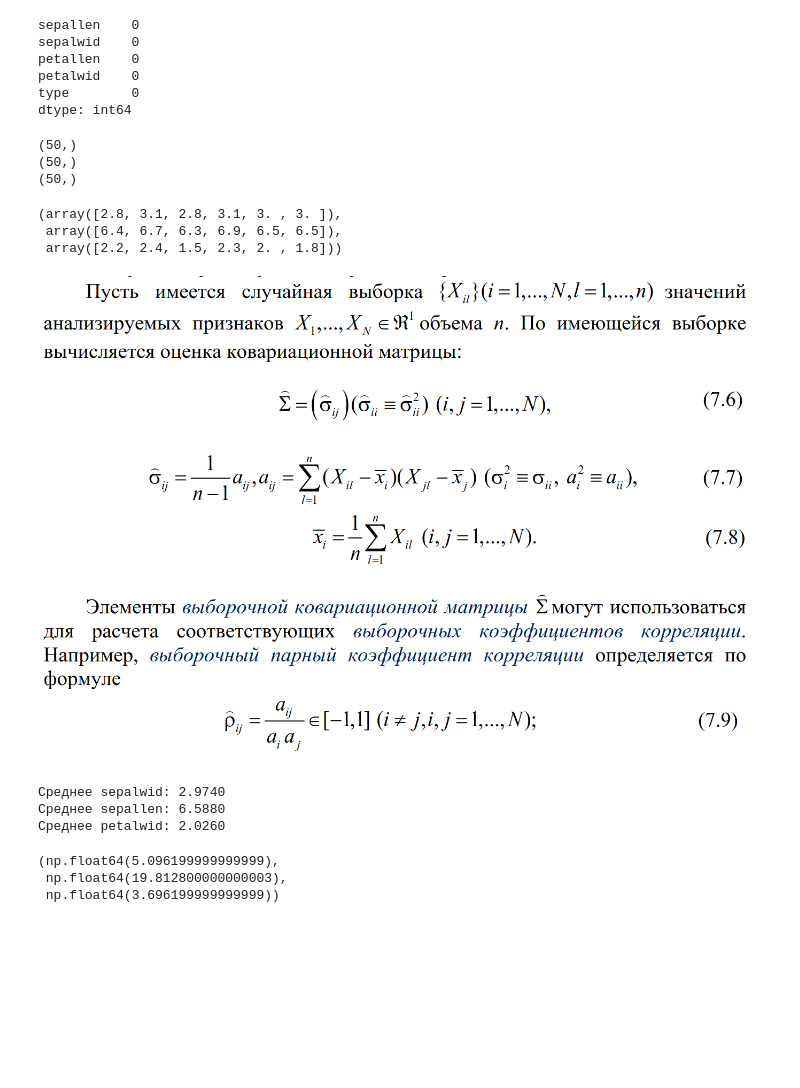
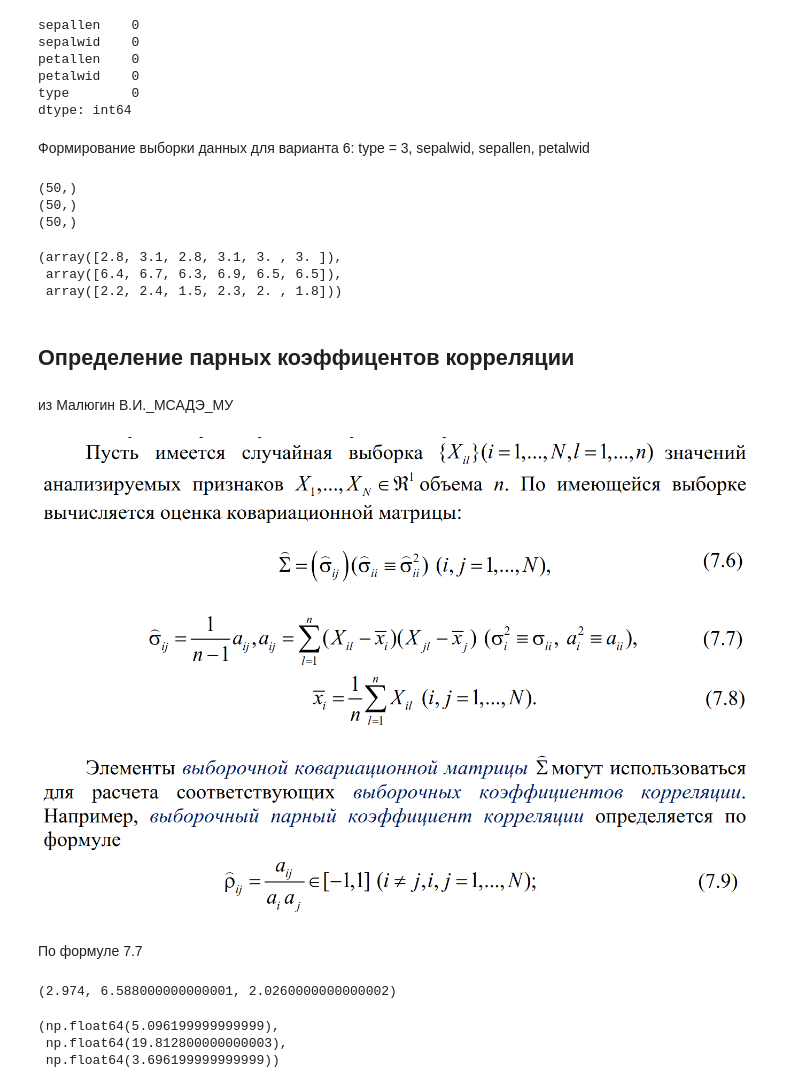
Before and after one commit to den1s-k0/Semester-5, a Jupyter notebook: DAiE&F&I(Data analysis in economics, finance and insurance)/Labs DAiE&F&I KD/Lab 02 DAiE&F&I KD/Lab DAiE&F&I 02 KD.ipynb, the cells around one changed output. Cells and saved outputs as stored; diff of their text form; code cells hidden in the pictures; blank space fills up the shorter version.

```diff
--- a/DAiE&F&I(Data analysis in economics, finance and insurance)/Labs DAiE&F&I KD/Lab 02 DAiE&F&I KD/Lab DAiE&F&I 02 KD.ipynb
+++ b/DAiE&F&I(Data analysis in economics, finance and insurance)/Labs DAiE&F&I KD/Lab 02 DAiE&F&I KD/Lab DAiE&F&I 02 KD.ipynb
@@ -65,3 +64,5 @@ dtype: int64
+# %% [markdown]
+Формирование выборки данных для варианта 6: type = 3, sepalwid, sepallen, petalwid
 # %%
 x1 = data[data['type'] == 3]['sepalwid'].values
 x2 = data[data['type'] == 3]['sepallen'].values
@@ -77,20 +78,24 @@ x1[:6], x2[:6], x3[:6]
 (array([2.8, 3.1, 2.8, 3.1, 3. , 3. ]),
  array([6.4, 6.7, 6.3, 6.9, 6.5, 6.5]),
  array([2.2, 2.4, 1.5, 2.3, 2. , 1.8]))
+# %% [markdown]
+## Определение парных коэффицентов корреляции
 # %% [markdown]
-![изображение.png](attachment:eab66ff0-70ed-4a96-ad2e-552ef141e8c8.png)
+из Малюгин В.И._МСАДЭ_МУ
+# %%
+display(Image(filename='image1.png', width=1000))
+# %% [output]
+[figure, added]
+# %% [markdown]
+По формуле 7.7
 # %%
 mean_val_1 = x1.mean().item()
 mean_val_2 = x2.mean().item()
 mean_val_3 = x3.mean().item()
 
-print(f"Среднее sepalwid: {mean_val_1:.4f}")
-print(f"Среднее sepallen: {mean_val_2:.4f}")
-print(f"Среднее petalwid: {mean_val_3:.4f}")
+mean_val_1, mean_val_2, mean_val_3
 # %% [output]
-Среднее sepalwid: 2.9740
-Среднее sepallen: 6.5880
-Среднее petalwid: 2.0260
+(2.974, 6.588000000000001, 2.0260000000000002)
 # %%
 a_11 = np.sum((x1 - mean_val_1)**2)
 a_22 = np.sum((x2 - mean_val_2)**2)
```
Also changed, not shown: parts of 60 cells of this notebook, 17 other files.
